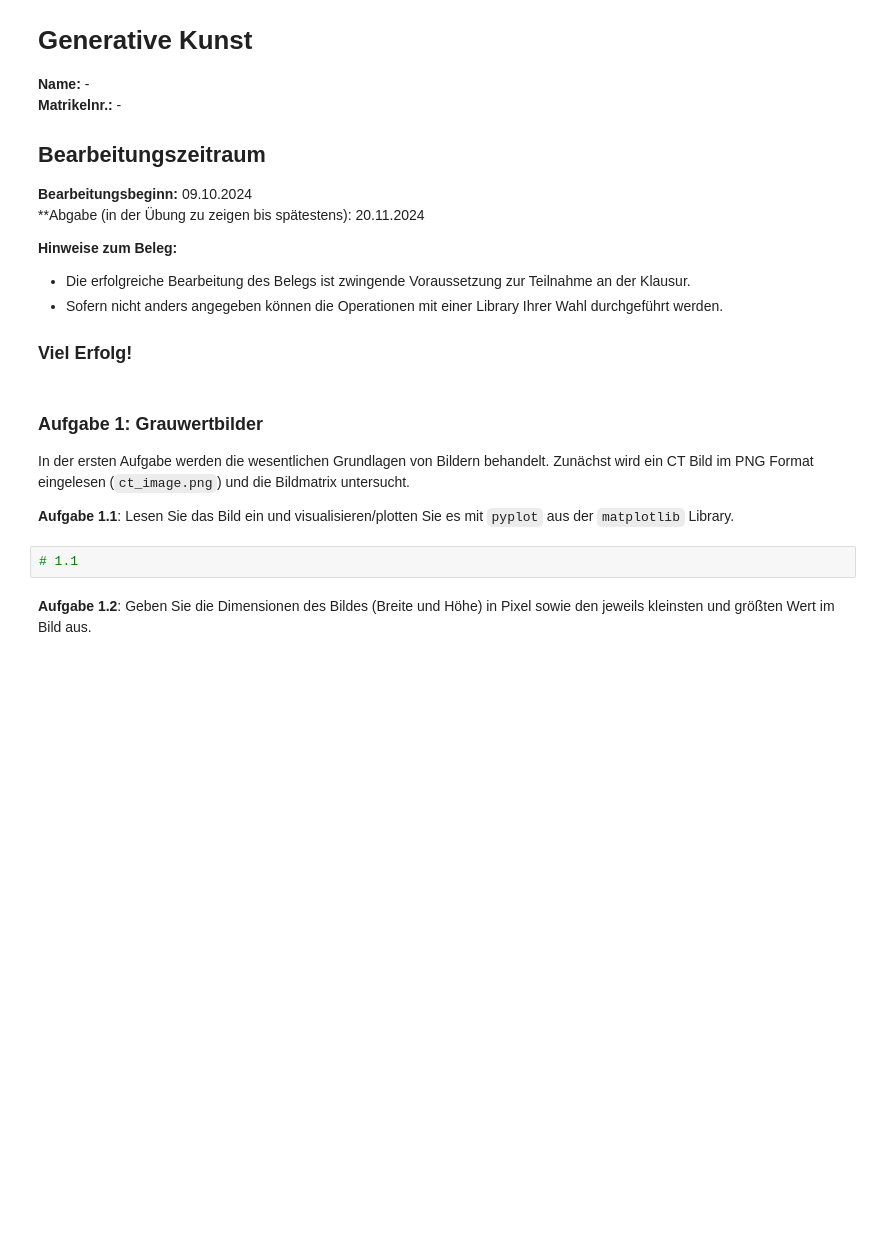
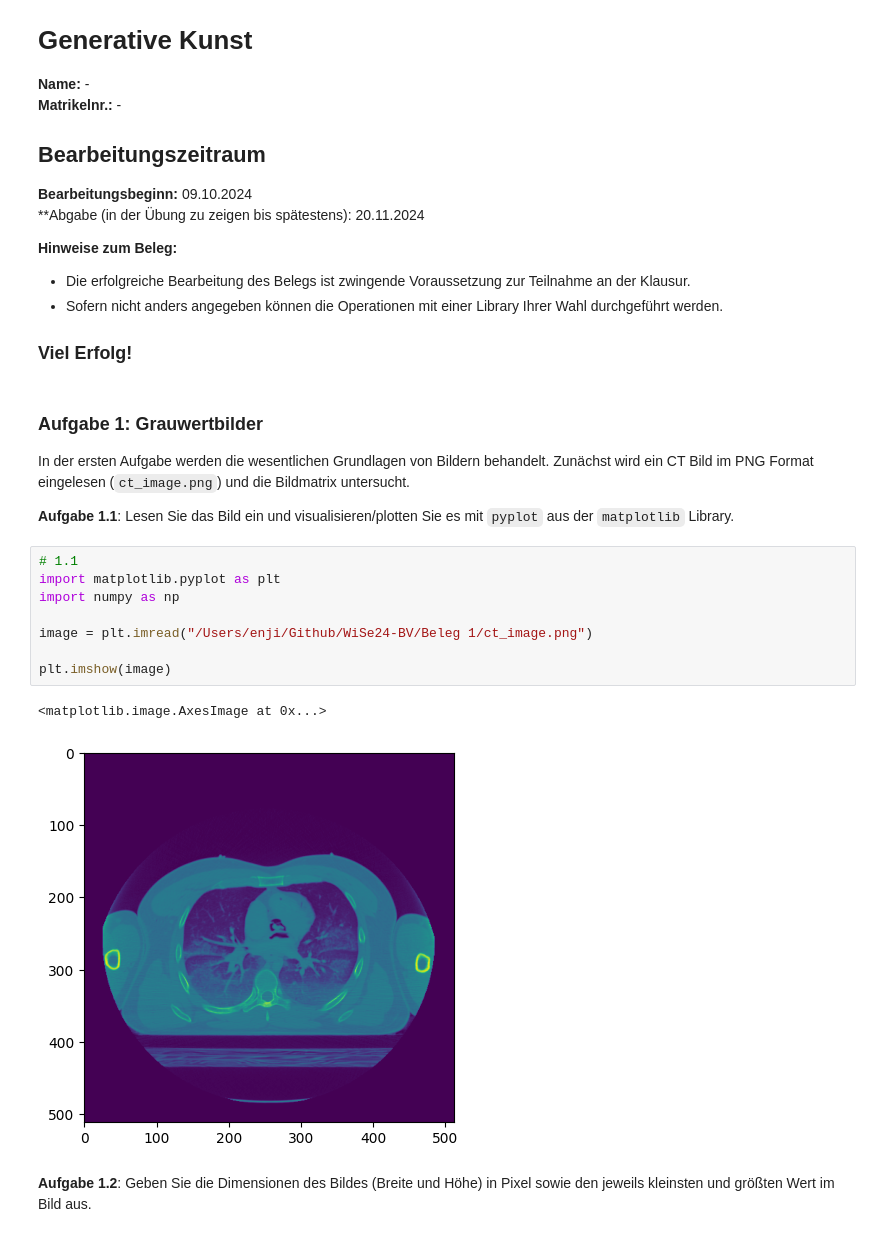
Before and after one commit to enji777/WiSe24-BV, a Jupyter notebook: Beleg 1/MBV - Bilddateien Bilddarstellung und Diskretisierung.ipynb, the cells around one changed output. Cells and saved outputs as stored; diff of their text form; blank space fills up the shorter version.

```diff
--- a/Beleg 1/MBV - Bilddateien Bilddarstellung und Diskretisierung.ipynb
+++ b/Beleg 1/MBV - Bilddateien Bilddarstellung und Diskretisierung.ipynb
@@ -25,6 +25,15 @@ In der ersten Aufgabe werden die wesentlichen Grundlagen von Bildern behandelt.
 **Aufgabe 1.1**: Lesen Sie das Bild ein und visualisieren/plotten Sie es mit `pyplot` aus der `matplotlib` Library.
 # %%
 # 1.1
+import matplotlib.pyplot as plt
+import numpy as np
+
+image = plt.imread("/Users/enji/Github/WiSe24-BV/Beleg 1/ct_image.png")
+
+plt.imshow(image)
+# %% [output]
+<matplotlib.image.AxesImage at 0x...>
+[figure, added]
 # %% [markdown]
 **Aufgabe 1.2**: Geben Sie die Dimensionen des Bildes (Breite und Höhe) in Pixel sowie den jeweils kleinsten und größten Wert im Bild aus.
 # %%
```
